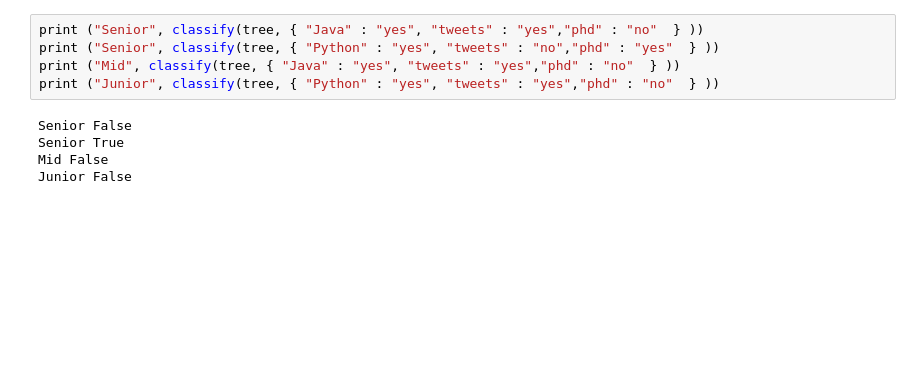
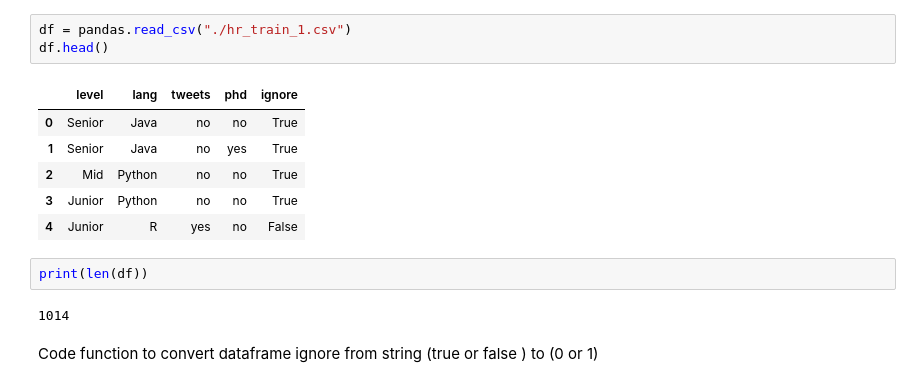
Before and after one commit to Ammar-Man/Decision_support_system, a Jupyter notebook: Task_2_Part_1.ipynb, the cells around one changed output. Saved outputs shown, nothing was run; the diff lists cells and outputs as text; blank space fills up the shorter version.

```diff
--- a/Task_2_Part_1.ipynb
+++ b/Task_2_Part_1.ipynb
@@ -217,10 +10,16 @@ Senior True
-# %%
-print ("Senior", classify(tree, { "Java" : "yes", "tweets" : "yes","phd" : "no"  } ))
-print ("Senior", classify(tree, { "Python" : "yes", "tweets" : "no","phd" : "yes"  } ))
-print ("Mid", classify(tree, { "Java" : "yes", "tweets" : "yes","phd" : "no"  } ))
-print ("Junior", classify(tree, { "Python" : "yes", "tweets" : "yes","phd" : "no"  } ))
-# %% [output]
-Senior False
-Senior True
-Mid False
-Junior False
+# %%
+df = pandas.read_csv("./hr_train_1.csv")
+df.head()
+# %% [output]
+|  | level | lang | tweets | phd | ignore |
+| 0 | Senior | Java | no | no | True |
+| 1 | Senior | Java | no | yes | True |
+| 2 | Mid | Python | no | no | True |
+| 3 | Junior | Python | no | no | True |
+| 4 | Junior | R | yes | no | False |
+# %%
+print(len(df))
+# %% [output]
+1014
+# %% [markdown]
+Code function to convert dataframe ignore from string (true or false ) to (0 or  1)
```
Also changed, not shown: parts of 15 cells of this notebook.
